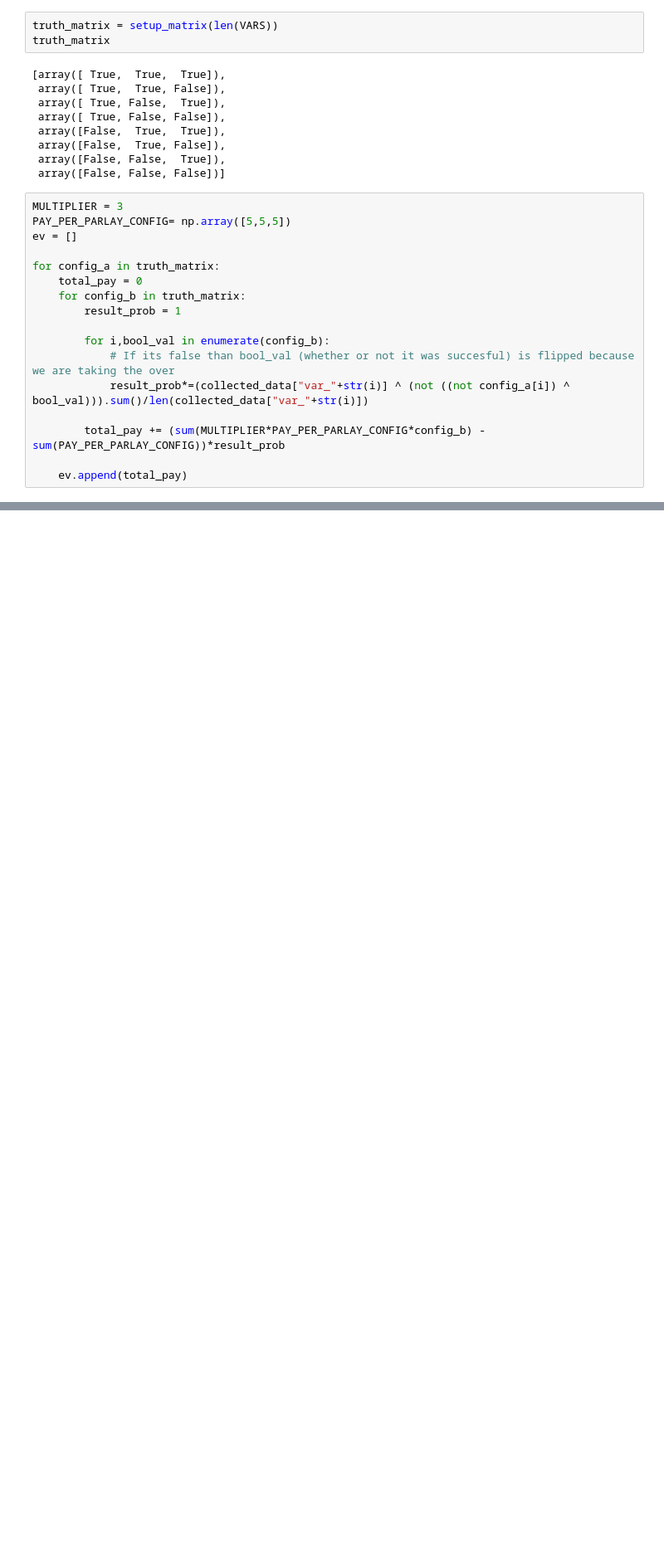
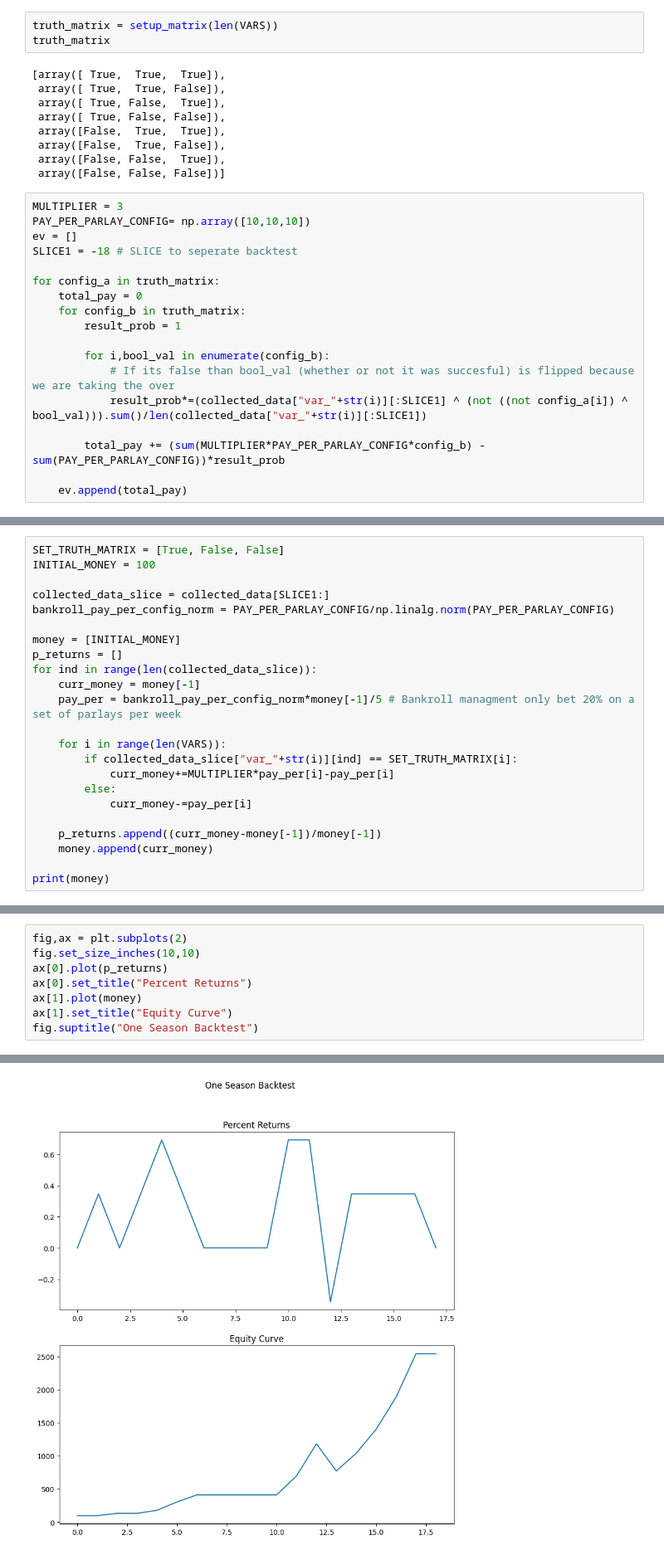
Before and after one commit to utterwqlnut/sports-betting-strat, a Jupyter notebook: up-down-market.ipynb, the cells around one changed output, grey strips where cells are left out. Shown at 83% size. Drawn from its saved outputs; the diff is of its cells as text; blank space fills up the shorter version.

```diff
--- a/up-down-market.ipynb
+++ b/up-down-market.ipynb
@@ -115,8 +115,9 @@ truth_matrix
  array([False, False, False])]
 # %%
 MULTIPLIER = 3
-PAY_PER_PARLAY_CONFIG= np.array([5,5,5])
+PAY_PER_PARLAY_CONFIG= np.array([10,10,10])
 ev = []
+SLICE1 = -18 # SLICE to seperate backtest
 
 for config_a in truth_matrix:
     total_pay = 0
@@ -125,7 +126,7 @@ for config_a in truth_matrix:
 
         for i,bool_val in enumerate(config_b):
             # If its false than bool_val (whether or not it was succesful) is flipped because we are taking the over
-            result_prob*=(collected_data["var_"+str(i)] ^ (not ((not config_a[i]) ^ bool_val))).sum()/len(collected_data["var_"+str(i)])
+            result_prob*=(collected_data["var_"+str(i)][:SLICE1] ^ (not ((not config_a[i]) ^ bool_val))).sum()/len(collected_data["var_"+str(i)][:SLICE1])
 
         total_pay += (sum(MULTIPLIER*PAY_PER_PARLAY_CONFIG*config_b) - sum(PAY_PER_PARLAY_CONFIG))*result_prob
 
@@ -144,0 +148,23 @@ OVER UNDER CONFIG: [False False False]
+# %%
+SET_TRUTH_MATRIX = [True, False, False]
+INITIAL_MONEY = 100
+
+collected_data_slice = collected_data[SLICE1:]
+bankroll_pay_per_config_norm = PAY_PER_PARLAY_CONFIG/np.linalg.norm(PAY_PER_PARLAY_CONFIG)
+
+money = [INITIAL_MONEY]
+p_returns = []
+for ind in range(len(collected_data_slice)):
+    curr_money = money[-1]
+    pay_per = bankroll_pay_per_config_norm*money[-1]/5 # Bankroll managment only bet 20% on a set of parlays per week
+
+    for i in range(len(VARS)):
+        if collected_data_slice["var_"+str(i)][ind] == SET_TRUTH_MATRIX[i]:
+            curr_money+=MULTIPLIER*pay_per[i]-pay_per[i]
+        else:
+            curr_money-=pay_per[i]
+
+    p_returns.append((curr_money-money[-1])/money[-1])
+    money.append(curr_money)
+
+print(money)
@@ -144,0 +173,9 @@ OVER UNDER CONFIG: [False False False]
+# %%
+fig,ax = plt.subplots(2)
+fig.set_size_inches(10,10)
+ax[0].plot(p_returns)
+ax[0].set_title("Percent Returns")
+ax[1].plot(money)
+ax[1].set_title("Equity Curve")
+fig.suptitle("One Season Backtest")
+# %% [output]
@@ -144,0 +183 @@ OVER UNDER CONFIG: [False False False]
+[figure, added]
```
Also changed, not shown: parts of 13 cells of this notebook.
